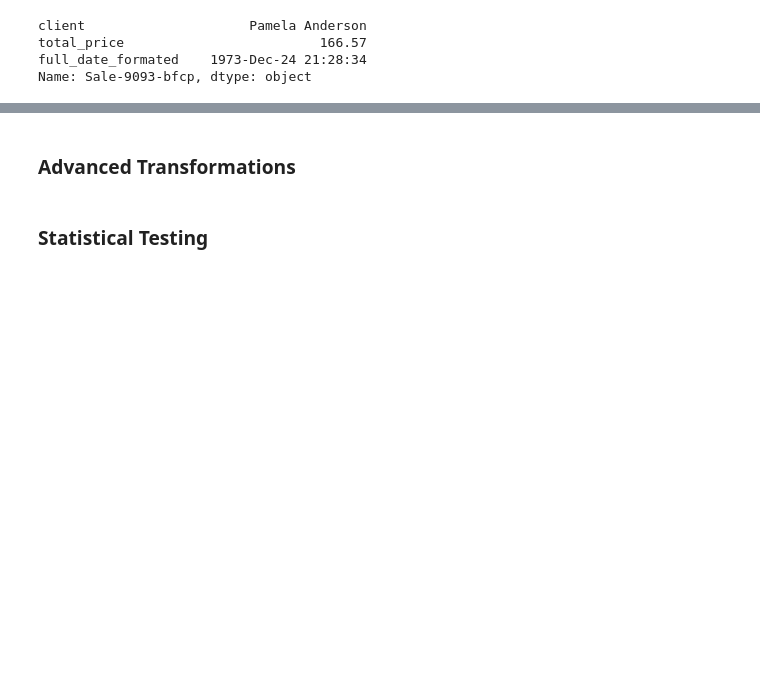
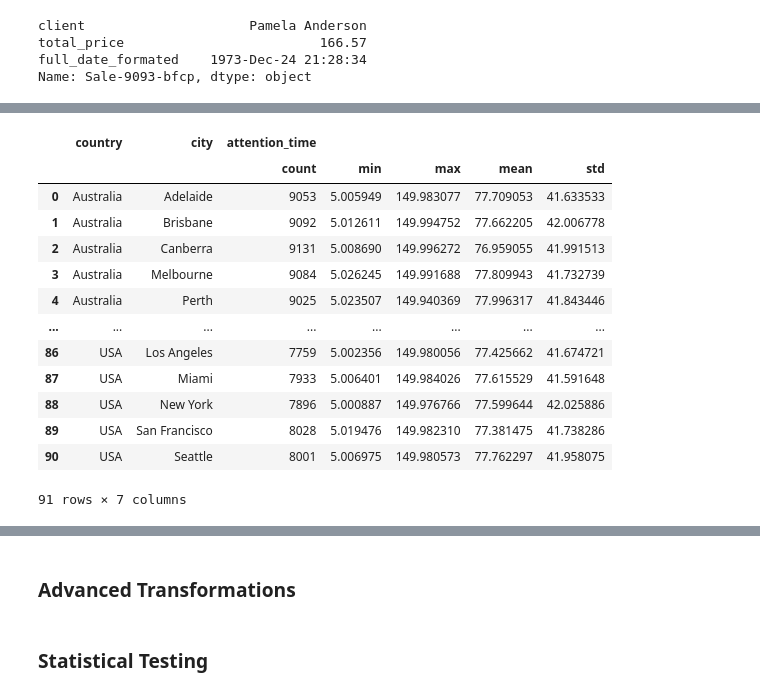
Before and after one commit to EngAndres/ud-public, a Jupyter notebook: courses/data-science-introduction/notebooks/Pandas.ipynb, the cells around one changed output, grey strips where cells are left out. Saved outputs shown, nothing was run; the diff lists cells and outputs as text; code cells hidden in the pictures; blank space fills up the shorter version.

```diff
--- a/courses/data-science-introduction/notebooks/Pandas.ipynb
+++ b/courses/data-science-introduction/notebooks/Pandas.ipynb
@@ -607,0 +653,6 @@ None
+# %%
+# transform column using to_datetime()
+call_center_df['dt_str'] = call_center_df['date_time'].astype(str)
+print(call_center_df.info())
+call_center_df['dt'] = pd.to_datetime(call_center_df['dt_str'])
+print(call_center_df.info())
@@ -607,0 +895,23 @@ None
+# %%
+# group by country and city and get attention_time stats
+grouped_country_city_df = call_center_df.groupby(['country', 'city']).\
+    agg({'attention_time': ['count', 'min', 'max', 'mean', 'std']})
+grouped_country_city_df = grouped_country_city_df.dropna()
+grouped_country_city_df.to_csv('csv-files/country_city_report.csv')
+grouped_country_city_df= grouped_country_city_df.reset_index()
+grouped_country_city_df
+# %% [output]
+|  | country | city | attention_time |  |  |  |  |
+|  |  |  | count | min | max | mean | std |
+| 0 | Australia | Adelaide | 9053 | 5.005949 | 149.983077 | 77.709053 | 41.633533 |
+| 1 | Australia | Brisbane | 9092 | 5.012611 | 149.994752 | 77.662205 | 42.006778 |
+| 2 | Australia | Canberra | 9131 | 5.008690 | 149.996272 | 76.959055 | 41.991513 |
+| 3 | Australia | Melbourne | 9084 | 5.026245 | 149.991688 | 77.809943 | 41.732739 |
+| 4 | Australia | Perth | 9025 | 5.023507 | 149.940369 | 77.996317 | 41.843446 |
+| ... | ... | ... | ... | ... | ... | ... | ... |
+| 86 | USA | Los Angeles | 7759 | 5.002356 | 149.980056 | 77.425662 | 41.674721 |
+| 87 | USA | Miami | 7933 | 5.006401 | 149.984026 | 77.615529 | 41.591648 |
+| 88 | USA | New York | 7896 | 5.000887 | 149.976766 | 77.599644 | 42.025886 |
+| 89 | USA | San Francisco | 8028 | 5.019476 | 149.982310 | 77.381475 | 41.738286 |
+| 90 | USA | Seattle | 8001 | 5.006975 | 149.980573 | 77.762297 | 41.958075 |
+91 rows × 7 columns
```
Also changed, not shown: parts of 44 cells of this notebook.
